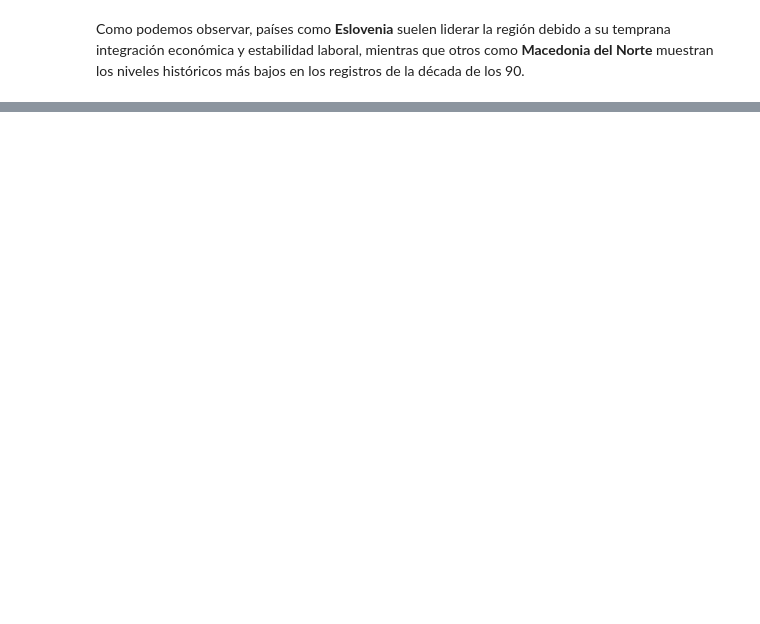
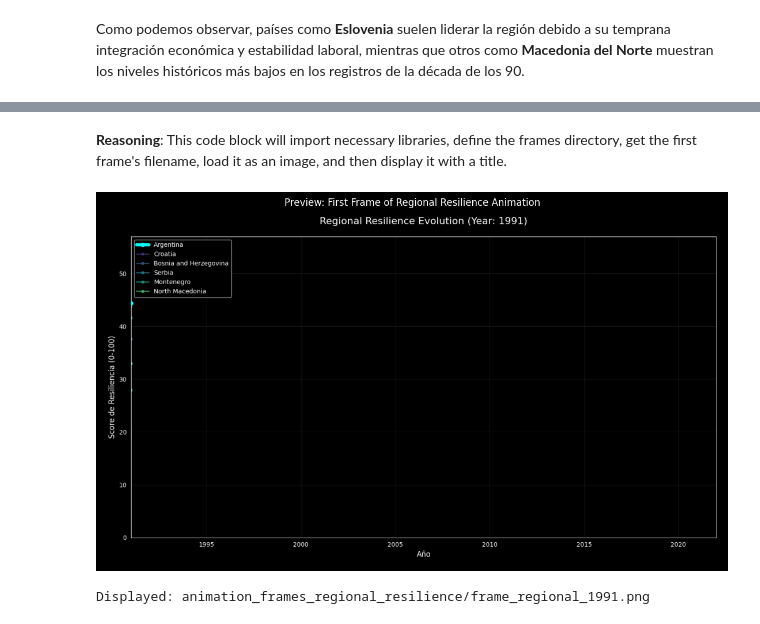
Before and after one commit to lucianoyllarreta/CLASE_CIENCIA_DATOS_I, a Jupyter notebook: LOS 4 FANTÁSTICOS/ SCORING.ipynb, the cells around one changed output, grey strips where cells are left out. Saved outputs shown, nothing was run; the diff lists cells and outputs as text; code cells hidden in the pictures; blank space fills up the shorter version.

```diff
--- a/LOS 4 FANTÁSTICOS/ SCORING.ipynb
+++ b/LOS 4 FANTÁSTICOS/ SCORING.ipynb
@@ -943,0 +2839,33 @@ files.download("grafico_interactivo.html")
+# %% [markdown]
+**Reasoning**:
+This code block will import necessary libraries, define the frames directory, get the first frame's filename, load it as an image, and then display it with a title.
+# %%
+import matplotlib.pyplot as plt
+import os
+
+# Define the directory where the frames are stored
+frames_dir_regional_resilience = 'animation_frames_regional_resilience'
+
+# Get a sorted list of all PNG filenames in the directory
+frame_files = sorted([f for f in os.listdir(frames_dir_regional_resilience) if f.endswith('.png')])
+
+# Check if any frames exist
+if frame_files:
+    # Get the path to the first frame
+    first_frame_path = os.path.join(frames_dir_regional_resilience, frame_files[0])
+
+    # Load the image
+    img = plt.imread(first_frame_path)
+
+    # Display the image
+    plt.figure(figsize=(14, 8))
+    plt.imshow(img)
+    plt.title('Preview: First Frame of Regional Resilience Animation')
+    plt.axis('off') # Hide axes
+    plt.show()
+    print(f"Displayed: {first_frame_path}")
+else:
+    print(f"No frames found in {frames_dir_regional_resilience}")
+# %% [output]
+[figure, added]
+Displayed: animation_frames_regional_resilience/frame_regional_1991.png
```
Also changed, not shown: parts of 143 cells of this notebook.
